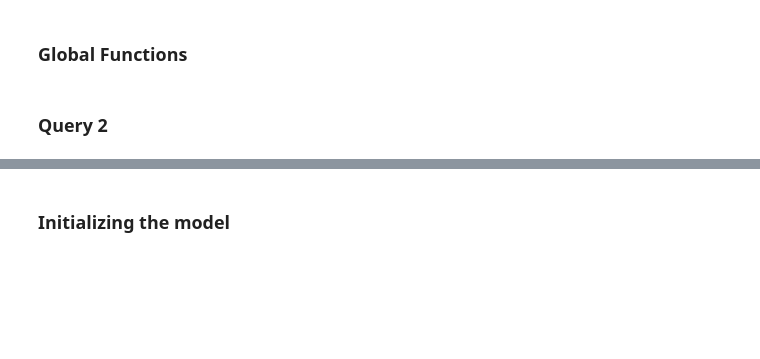
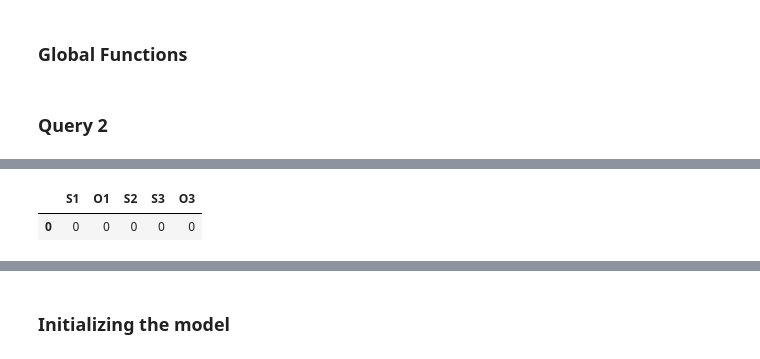
Before and after one commit to armandordorica/MIE1516_A2_Gibbs_sampling, a Jupyter notebook: A2_Gibbs_sampling.ipynb, the cells around one changed output, grey strips where cells are left out. Cells and saved outputs as stored; diff of their text form; code cells hidden in the pictures; blank space fills up the shorter version.

Commit message:
Add get initial state function

```diff
--- a/A2_Gibbs_sampling.ipynb
+++ b/A2_Gibbs_sampling.ipynb
@@ -886,6 +886,10 @@ class GibbsInference:
 
     self.samples = self.get_samples_v2()
     print("Sample values for first round is {}:".format(self.samples))
+
+    self.initial_state = self.get_initial_state()
+    print("Initial state is {}:".format(self.initial_state))
+
 
 
   def replace_evidence_with_restriction(self):
@@ -1013,6 +1017,11 @@ class GibbsInference:
       d[var] = s[0]
     return d
 
+  def get_initial_state(self):
+    df = dictionary_to_df(self.samples.copy())
+    self.time_table = pd.DataFrame(0, columns=self.order, index=range(0))
+    self.time_table = pd.concat([self.time_table, df], ignore_index=True, sort=False)
+    return self.time_table
 
   def get_samples(self):
     print("Getting samples for first iteration")
@@ -1202,2 +1167,7 @@ SyntaxError: ignored
+# %%
+infer.initial_state
+# %% [output]
+|  | S1 | O1 | S2 | S3 | O3 |
+| 0 | 0 | 0 | 0 | 0 | 0 |
 # %%
 break
```
Also changed, not shown: parts of 8 cells of this notebook.
